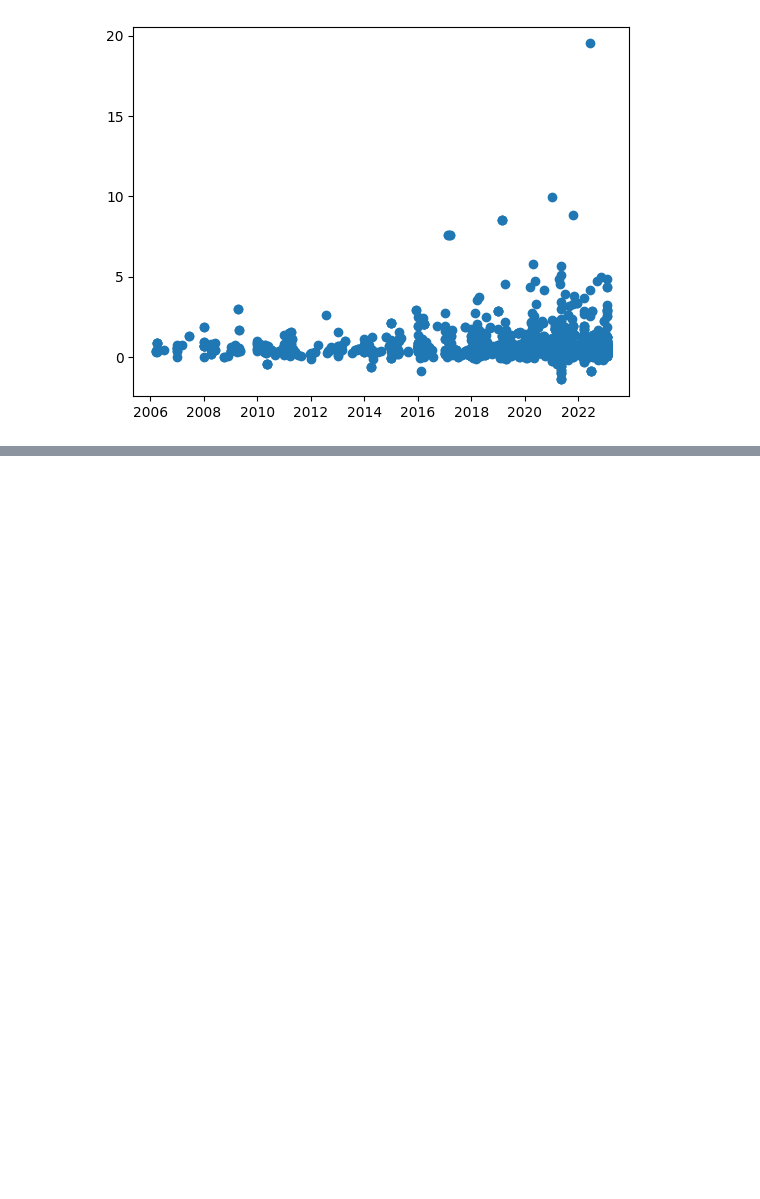
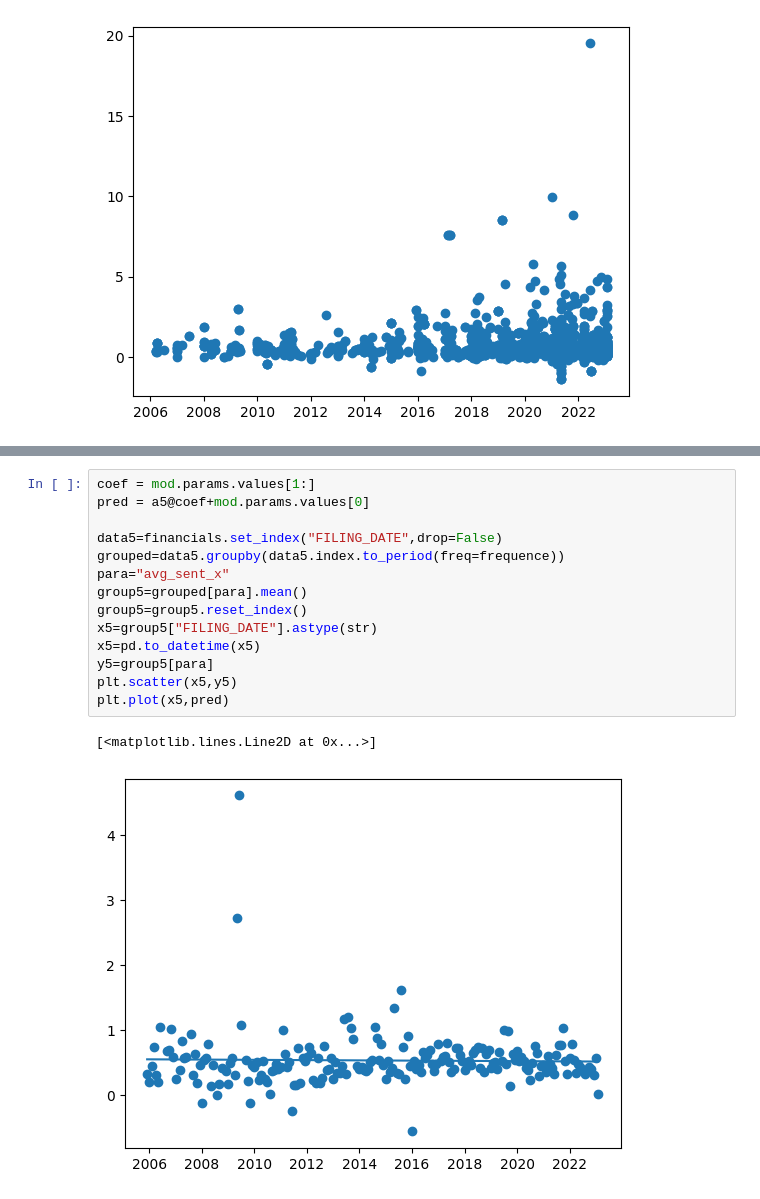
Before and after one commit to yggdrasilyuan/practicum, a Jupyter notebook: Sector.ipynb, the cells around one changed output, grey strips where cells are left out. Drawn from its saved outputs; the diff is of its cells as text; blank space fills up the shorter version.

```diff
--- a/Sector.ipynb
+++ b/Sector.ipynb
@@ -617,0 +657,17 @@ print(y_avg_sent.shape)
+# %%
+coef = mod.params.values[1:]
+pred = a5@coef+mod.params.values[0]
+
+data5=financials.set_index("FILING_DATE",drop=False)
+grouped=data5.groupby(data5.index.to_period(freq=frequence))
+para="avg_sent_x"
+group5=grouped[para].mean()
+group5=group5.reset_index()
+x5=group5["FILING_DATE"].astype(str)
+x5=pd.to_datetime(x5)
+y5=group5[para]
+plt.scatter(x5,y5)
+plt.plot(x5,pred)
+# %% [output]
+[<matplotlib.lines.Line2D at 0x...>]
+[figure, added]
```
Also changed, not shown: parts of 37 cells of this notebook.
